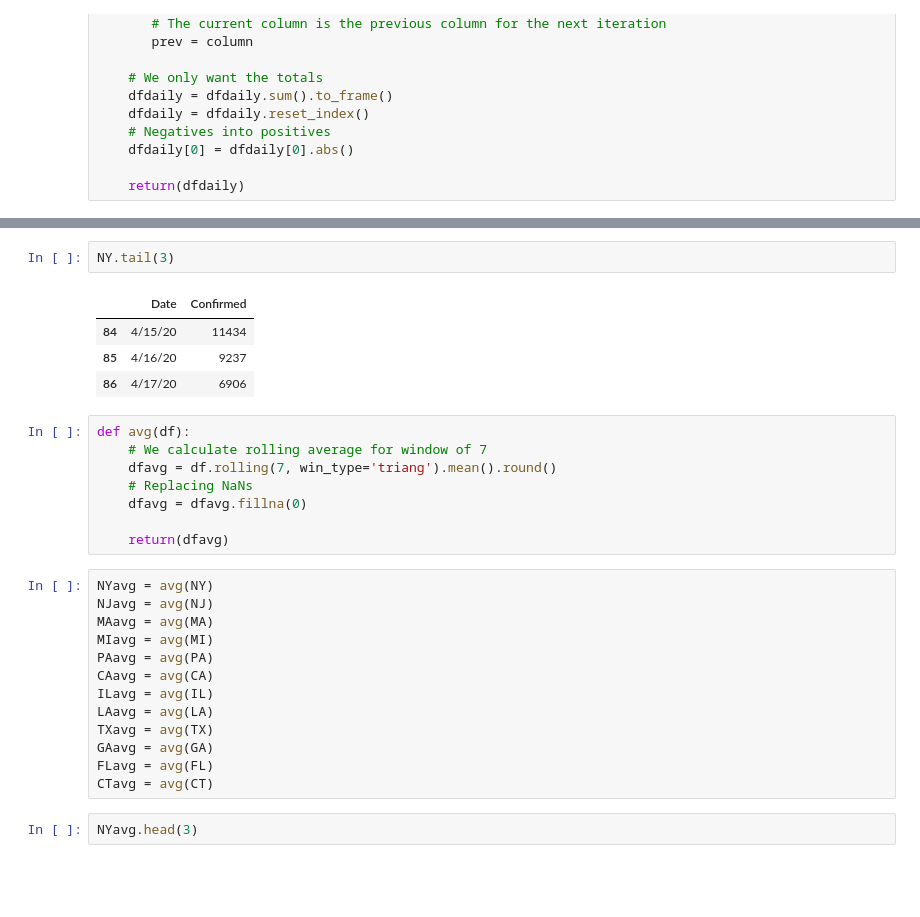
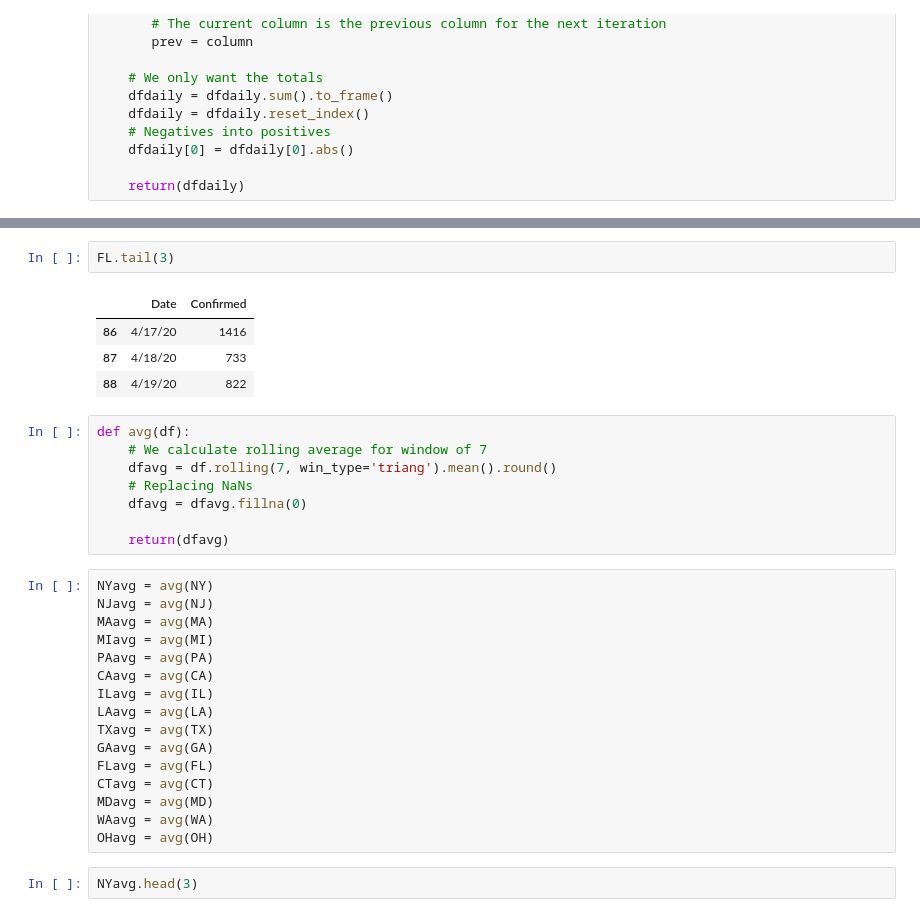
Before and after one commit to adrimos/COVID19_Daily_US_States_BarChart, a Jupyter notebook: Daily_US_States_BarChart.ipynb, the cells around one changed output, grey strips where cells are left out. Cells and saved outputs as stored; diff of their text form; blank space fills up the shorter version.

```diff
--- a/Daily_US_States_BarChart.ipynb
+++ b/Daily_US_States_BarChart.ipynb
@@ -206,10 +242,10 @@ CT_d = CT_d.rename(columns={'index': 'Date', 0: 'Deaths'})
 # %%
-NY.tail(3)
+FL.tail(3)
 # %% [output]
 |  | Date | Confirmed |
-| 84 | 4/15/20 | 11434 |
-| 85 | 4/16/20 | 9237 |
-| 86 | 4/17/20 | 6906 |
+| 86 | 4/17/20 | 1416 |
+| 87 | 4/18/20 | 733 |
+| 88 | 4/19/20 | 822 |
 # %%
 def avg(df):
     # We calculate rolling average for window of 7
@@ -231,6 +267,9 @@ TXavg = avg(TX)
 GAavg = avg(GA)
 FLavg = avg(FL)
 CTavg = avg(CT)
+MDavg = avg(MD)
+WAavg = avg(WA)
+OHavg = avg(OH)
 # %%
 NYavg.head(3)
 # %% [output]
```
Also changed, not shown: parts of 6 cells of this notebook, 1 other file.
